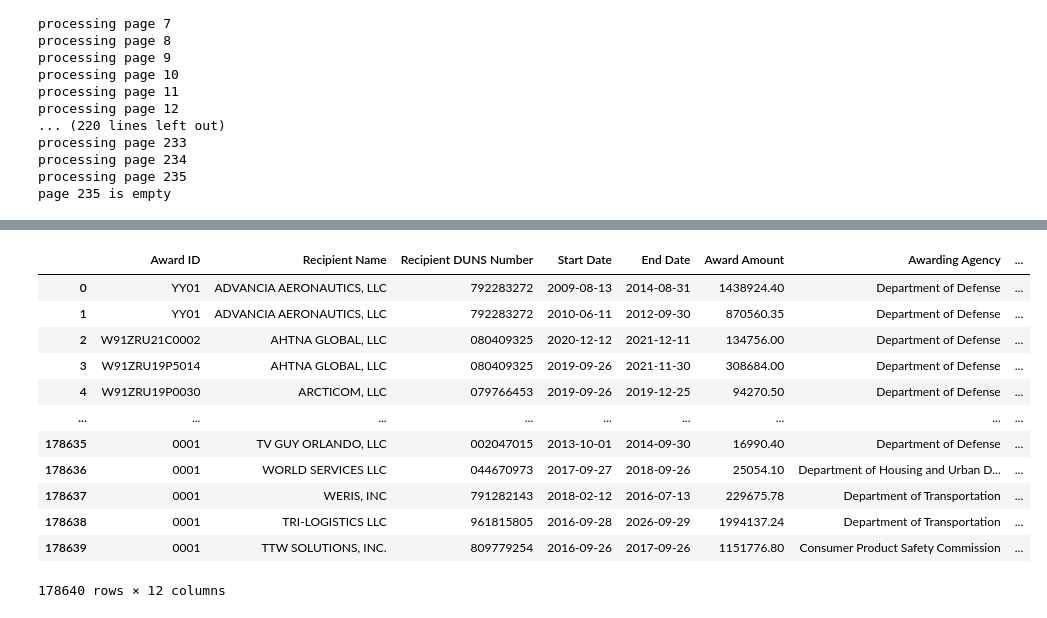
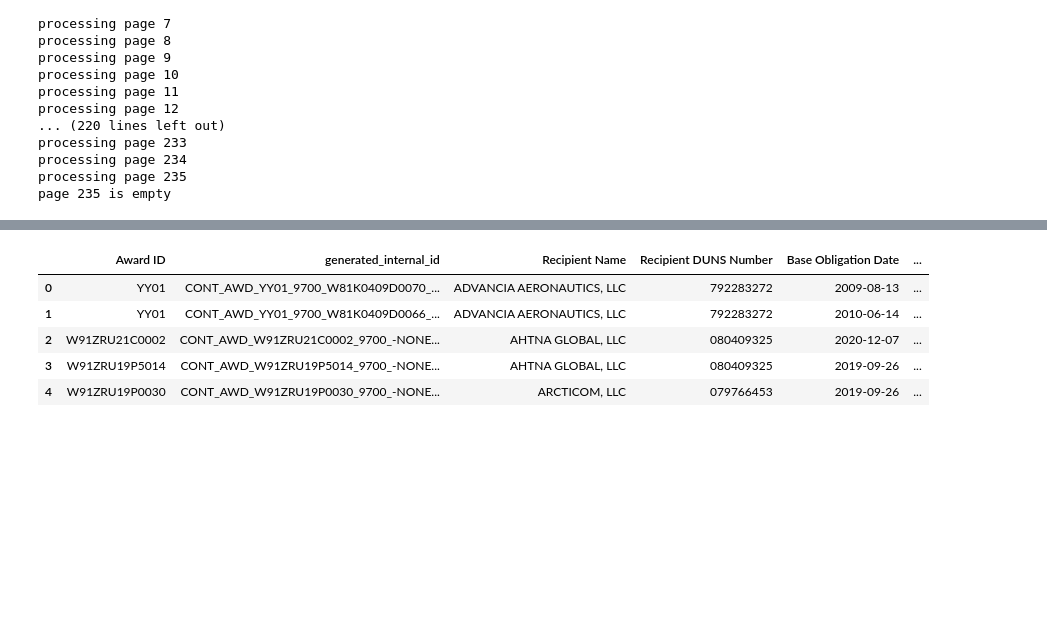
Before and after one commit to laurenweiner/usaspendingapi, a Jupyter notebook: spending_by_award.ipynb, the cells around one changed output, grey strips where cells are left out. Drawn from its saved outputs; the diff is of its cells as text; code cells hidden in the pictures; blank space fills up the shorter version.

```diff
--- a/spending_by_award.ipynb
+++ b/spending_by_award.ipynb
@@ -877,31 +1036,32 @@ page 112 is empty
 # %%
 # make data frame to view data easily
 awards_df = pd.DataFrame(award_list, columns = ['Award ID',
-                                                'Recipient Name',
-                                                'Recipient DUNS Number',
-                                                'Start Date','End Date',
-                                                'Award Amount',
-                                                'Awarding Agency',
-                                                'Awarding Sub Agency',
-                                                'Contract Award Type',
-                                                'Award Type',
-                                                'Funding Agency',
-                                                'Funding Sub Agency'])
-awards_df
+                                                    "generated_internal_id",
+                                                  "Recipient Name",
+                                                  "Recipient DUNS Number",
+                                                  "Base Obligation Date",
+                                                  "Start Date",
+                                                  "End Date",
+                                                  "Place of Performance State Code",
+                                                  "Award Amount",
+                                                  "Awarding Agency Code",
+                                                  "Awarding Sub Agency Code",
+                                                  "Contract Award Type",
+                                                  "Award Type",
+                                                  "Funding Agency Code",
+                                                  "Funding Sub Agency Code",
+                                                  "COVID-19 Outlays",
+                                                  "COVID-19 Obligations"])
+
+
+awards_df.head()
 # %% [output]
-|  | Award ID | Recipient Name | Recipient DUNS Number | Start Date | End Date | Award Amount | Awarding Agency | ... |
-| 0 | YY01 | ADVANCIA AERONAUTICS, LLC | 792283272 | 2009-08-13 | 2014-08-31 | 1438924.40 | Department of Defense | ... |
-| 1 | YY01 | ADVANCIA AERONAUTICS, LLC | 792283272 | 2010-06-11 | 2012-09-30 | 870560.35 | Department of Defense | ... |
-| 2 | W91ZRU21C0002 | AHTNA GLOBAL, LLC | 080409325 | 2020-12-12 | 2021-12-11 | 134756.00 | Department of Defense | ... |
-| 3 | W91ZRU19P5014 | AHTNA GLOBAL, LLC | 080409325 | 2019-09-26 | 2021-11-30 | 308684.00 | Department of Defense | ... |
-| 4 | W91ZRU19P0030 | ARCTICOM, LLC | 079766453 | 2019-09-26 | 2019-12-25 | 94270.50 | Department of Defense | ... |
-| ... | ... | ... | ... | ... | ... | ... | ... | ... |
-| 178635 | 0001 | TV GUY ORLANDO, LLC | 002047015 | 2013-10-01 | 2014-09-30 | 16990.40 | Department of Defense | ... |
-| 178636 | 0001 | WORLD SERVICES LLC | 044670973 | 2017-09-27 | 2018-09-26 | 25054.10 | Department of Housing and Urban D... | ... |
-| 178637 | 0001 | WERIS, INC | 791282143 | 2018-02-12 | 2016-07-13 | 229675.78 | Department of Transportation | ... |
-| 178638 | 0001 | TRI-LOGISTICS LLC | 961815805 | 2016-09-28 | 2026-09-29 | 1994137.24 | Department of Transportation | ... |
-| 178639 | 0001 | TTW SOLUTIONS, INC. | 809779254 | 2016-09-26 | 2017-09-26 | 1151776.80 | Consumer Product Safety Commission | ... |
+|  | Award ID | generated_internal_id | Recipient Name | Recipient DUNS Number | Base Obligation Date | ... |
+| 0 | YY01 | CONT_AWD_YY01_9700_W81K0409D0070_... | ADVANCIA AERONAUTICS, LLC | 792283272 | 2009-08-13 | ... |
+| 1 | YY01 | CONT_AWD_YY01_9700_W81K0409D0066_... | ADVANCIA AERONAUTICS, LLC | 792283272 | 2010-06-14 | ... |
+| 2 | W91ZRU21C0002 | CONT_AWD_W91ZRU21C0002_9700_-NONE... | AHTNA GLOBAL, LLC | 080409325 | 2020-12-07 | ... |
+| 3 | W91ZRU19P5014 | CONT_AWD_W91ZRU19P5014_9700_-NONE... | AHTNA GLOBAL, LLC | 080409325 | 2019-09-26 | ... |
+| 4 | W91ZRU19P0030 | CONT_AWD_W91ZRU19P0030_9700_-NONE... | ARCTICOM, LLC | 079766453 | 2019-09-26 | ... |
-178640 rows × 12 columns
 # %%
 award_list
 # %% [output]
```
Also changed, not shown: parts of 20 cells of this notebook.
